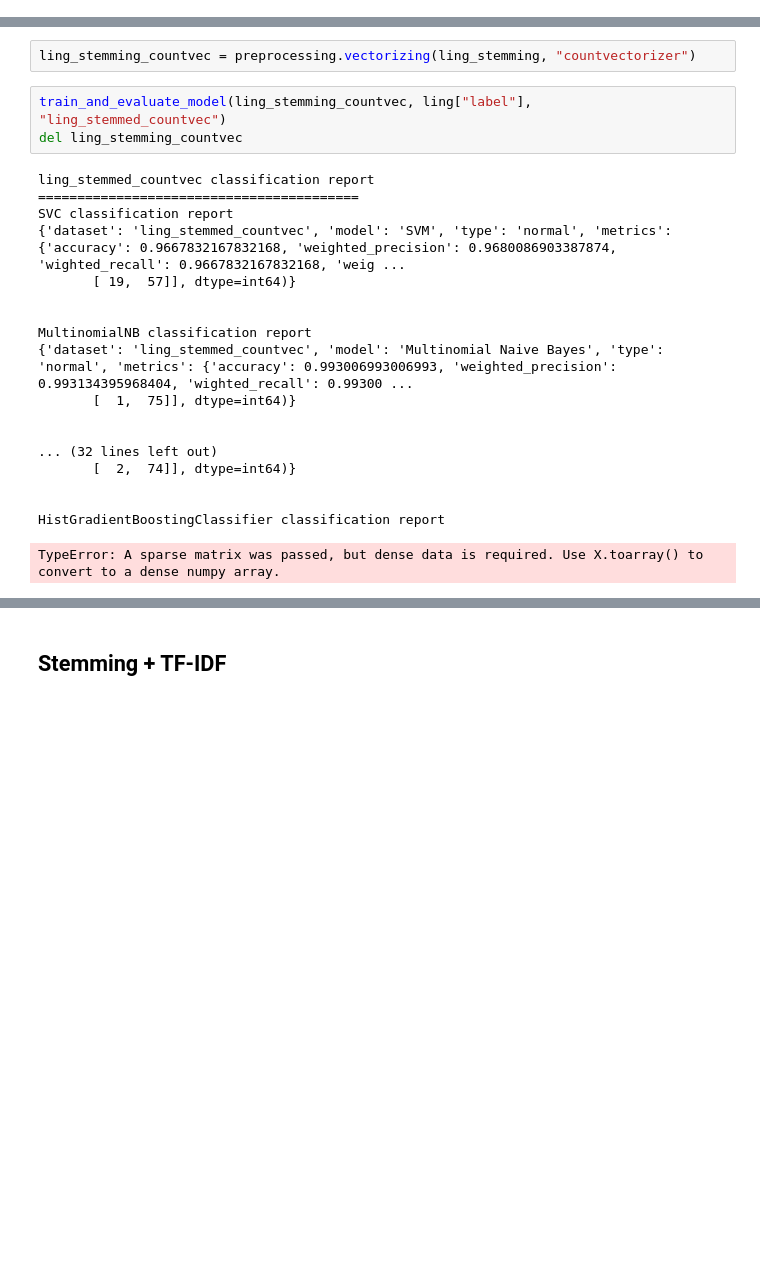
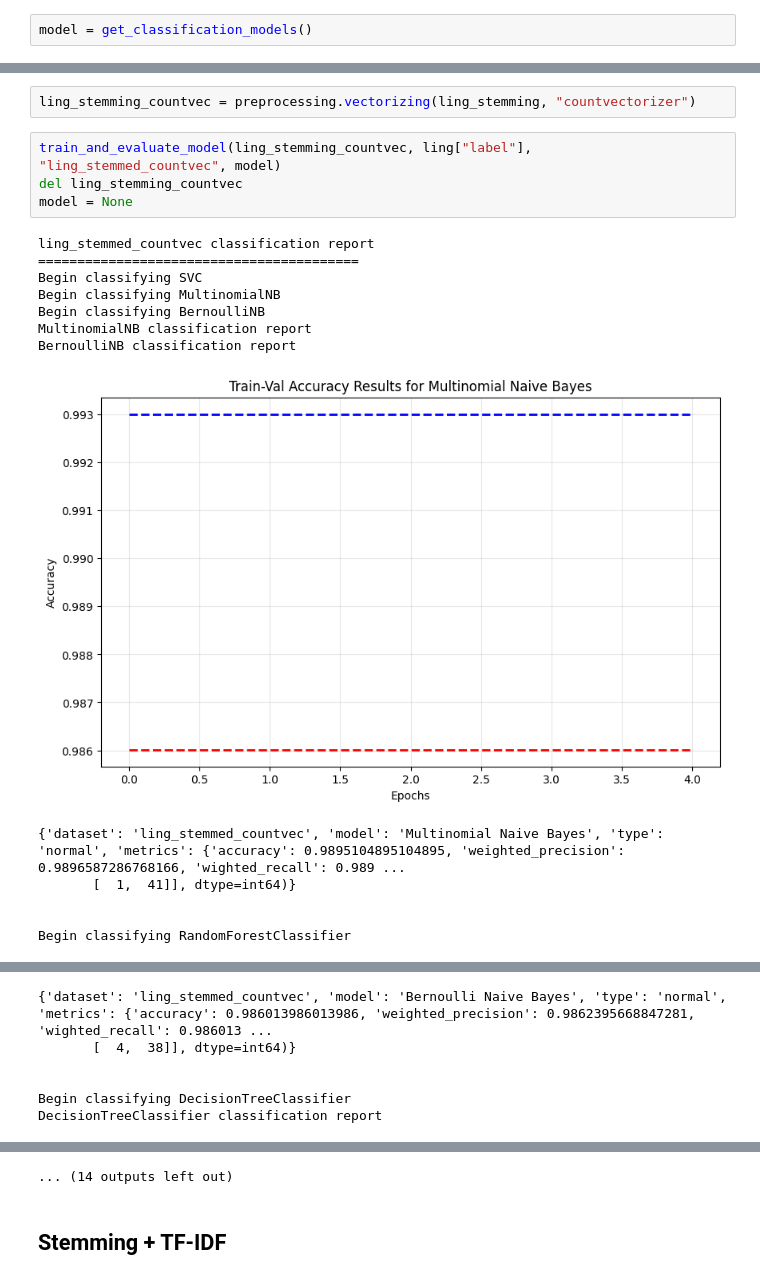
Before and after one commit to WilliamDelnington/EmailSpamDetection, a Jupyter notebook: LingspamDatasetTests/Ling.ipynb, the cells around one changed output, grey strips where cells are left out. Cells and saved outputs as stored; diff of their text form; blank space fills up the shorter version.

```diff
--- a/LingspamDatasetTests/Ling.ipynb
+++ b/LingspamDatasetTests/Ling.ipynb
@@ -141,28 +144,26 @@ def train_and_evaluate_model(X, y, dataset_name, m=None):
 # %% [markdown]
 ## Stemming + CountVectorizer
+# %%
+model = get_classification_models()
 # %%
 ling_stemming = preprocessed_data.apply(preprocessing.stemming)
 # %%
 ling_stemming_countvec = preprocessing.vectorizing(ling_stemming, "countvectorizer")
 # %%
-train_and_evaluate_model(ling_stemming_countvec, ling["label"], "ling_stemmed_countvec")
+train_and_evaluate_model(ling_stemming_countvec, ling["label"], "ling_stemmed_countvec", model)
 del ling_stemming_countvec
+model = None
 # %% [output]
 ling_stemmed_countvec classification report
 =========================================
-SVC classification report
-{'dataset': 'ling_stemmed_countvec', 'model': 'SVM', 'type': 'normal', 'metrics': {'accuracy': 0.9667832167832168, 'weighted_precision': 0.9680086903387874, 'wighted_recall': 0.9667832167832168, 'weig ...
-       [ 19,  57]], dtype=int64)}
-
-
+Begin classifying SVC
+Begin classifying MultinomialNB
+Begin classifying BernoulliNB
 MultinomialNB classification report
-{'dataset': 'ling_stemmed_countvec', 'model': 'Multinomial Naive Bayes', 'type': 'normal', 'metrics': {'accuracy': 0.993006993006993, 'weighted_precision': 0.993134395968404, 'wighted_recall': 0.99300 ...
-       [  1,  75]], dtype=int64)}
-
-
-... (32 lines left out)
-       [  2,  74]], dtype=int64)}
-
-
-HistGradientBoostingClassifier classification report
+BernoulliNB classification report
+[figure, added]
-TypeError: A sparse matrix was passed, but dense data is required. Use X.toarray() to convert to a dense numpy array.
+{'dataset': 'ling_stemmed_countvec', 'model': 'Multinomial Naive Bayes', 'type': 'normal', 'metrics': {'accuracy': 0.9895104895104895, 'weighted_precision': 0.9896587286768166, 'wighted_recall': 0.989 ...
+       [  1,  41]], dtype=int64)}
+
+
+Begin classifying RandomForestClassifier
@@ -168,0 +172,6 @@ TypeError: A sparse matrix was passed, but dense data is required. Use X.toarray
+{'dataset': 'ling_stemmed_countvec', 'model': 'Bernoulli Naive Bayes', 'type': 'normal', 'metrics': {'accuracy': 0.986013986013986, 'weighted_precision': 0.9862395668847281, 'wighted_recall': 0.986013 ...
+       [  4,  38]], dtype=int64)}
+
+
+Begin classifying DecisionTreeClassifier
+DecisionTreeClassifier classification report
@@ -169,2 +199,3 @@ TypeError: A sparse matrix was passed, but dense data is required. Use X.toarray
+... (14 outputs left out)
 # %% [markdown]
 ## Stemming + TF-IDF
```
Also changed, not shown: parts of 9 cells of this notebook, 8 other files.
